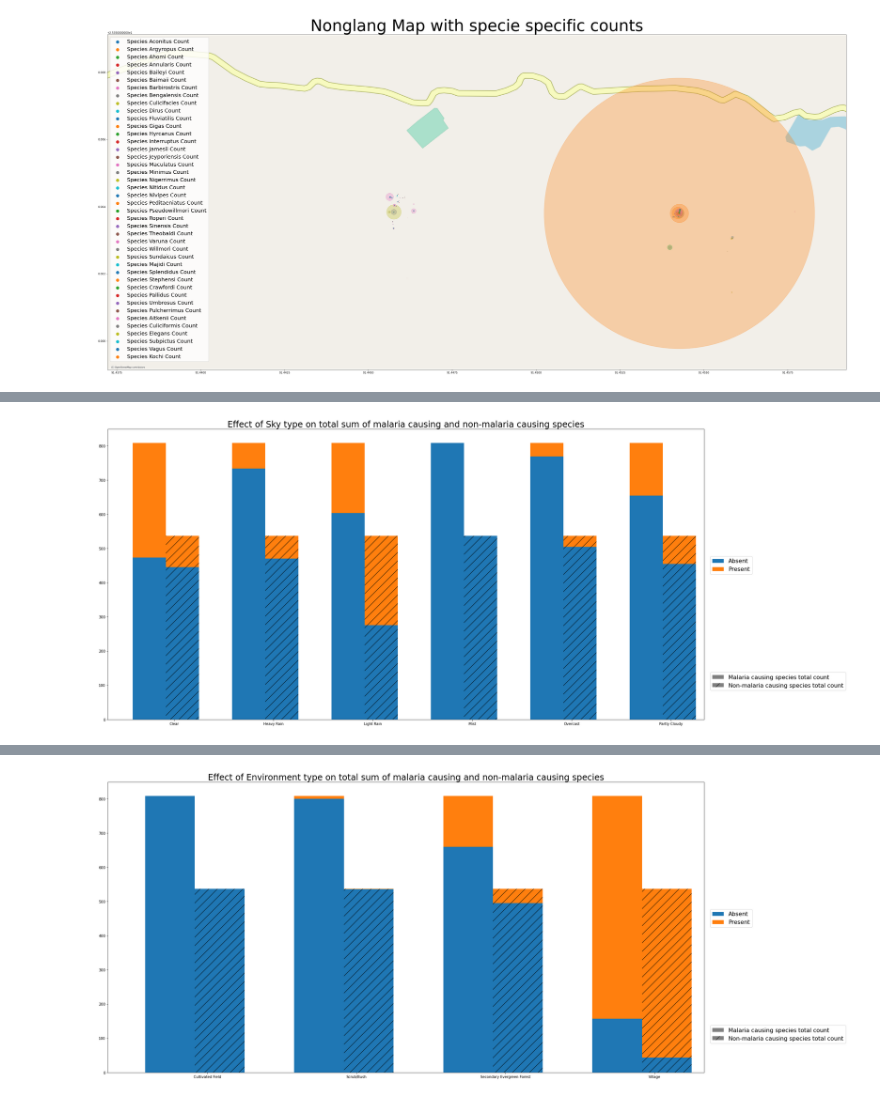
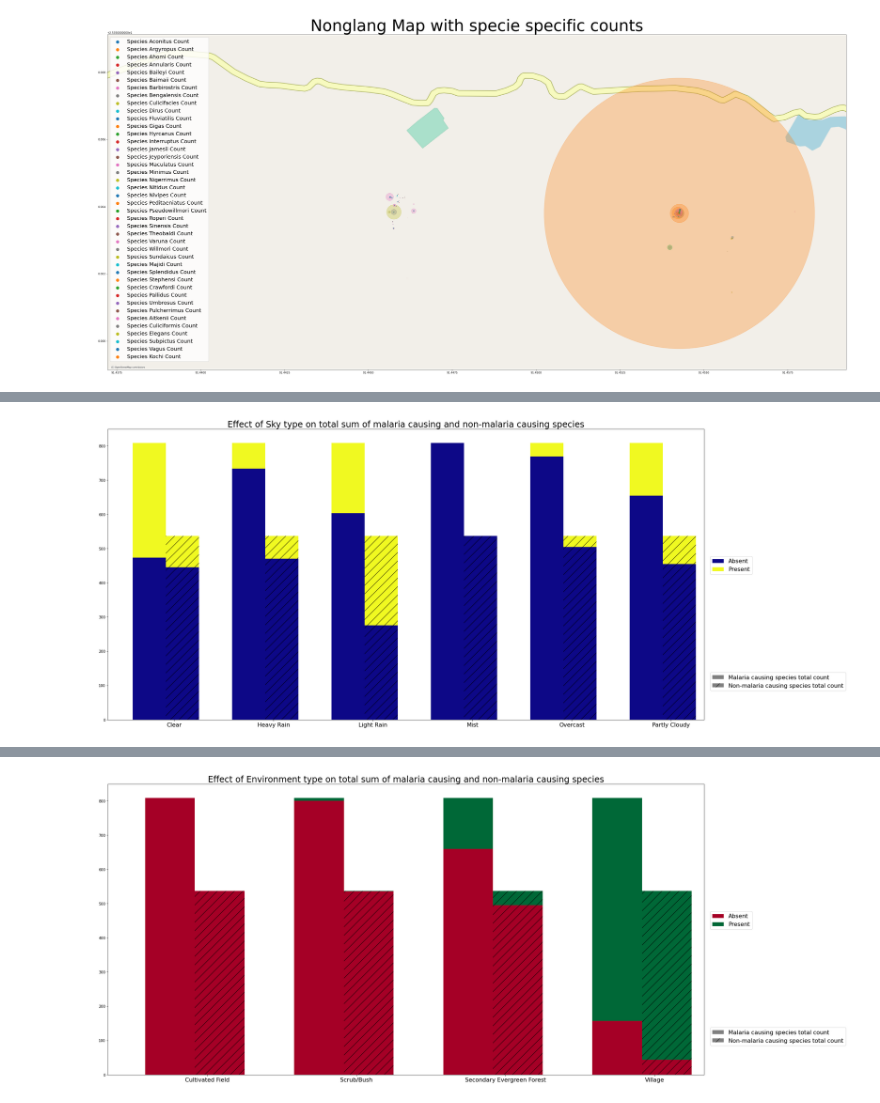
Before and after one commit to debstS/MalariaProject, a Jupyter notebook: Data Cleaning and Analysis - Nonglang.ipynb, the cells around one changed output, grey strips where cells are left out. Saved outputs shown, nothing was run; the diff lists cells and outputs as text; code cells hidden in the pictures.

```diff
--- a/Data Cleaning and Analysis - Nonglang.ipynb
+++ b/Data Cleaning and Analysis - Nonglang.ipynb
@@ -1372,10 +1372,10 @@ df_malaria = pd.DataFrame(data_malaria, index=index_vals, columns=col_vals)
 df_non_malaria = pd.DataFrame(data_non_malaria, index=index_vals, columns=col_vals)
 
 plt.figure(figsize=(30, 15))
-plot_clustered_stacked([df_malaria, df_non_malaria], ['Malaria causing species total count', 'Non-malaria causing species total count'], 'Effect of Sky type on total sum of malaria causing and non-malaria causing species')
+plot_clustered_stacked([df_malaria, df_non_malaria], ['Malaria causing species total count', 'Non-malaria causing species total count'], 'Effect of Sky type on total sum of malaria causing and non-malaria causing species', colormap='plasma')
 plt.show()
 # %% [output]
-[figure, old version]
+[figure, new version]
 # %%
 idx_bases = [s for s in df.columns if s.startswith('sky_')]
 index_vals = [' '.join(idx.split('_')[1:]).title() for idx in idx_bases]
@@ -1413,20 +1413,20 @@ plt.show()
 # %%
 idx_bases = [s for s in df.columns if s.startswith('environment_')]
 index_vals = [' '.join(idx.split('_')[1:]).title() for idx in idx_bases]
 col_vals = ['Absent', 'Present']
 data_malaria = []
 data_non_malaria = []
 for col in idx_bases:
     data_malaria.append([df[df[col] == 0]['species_causing_malaria'].sum(), df[df[col] == 1]['species_causing_malaria'].sum()])
     data_non_malaria.append([df[df[col] == 0]['species_not_causing_malaria'].sum(), df[df[col] == 1]['species_not_causing_malaria'].sum()])
 df_malaria = pd.DataFrame(data_malaria, index=index_vals, columns=col_vals)
 df_non_malaria = pd.DataFrame(data_non_malaria, index=index_vals, columns=col_vals)
 
 plt.figure(figsize=(30, 15))
-plot_clustered_stacked([df_malaria, df_non_malaria], ['Malaria causing species total count', 'Non-malaria causing species total count'], 'Effect of Environment type on total sum of malaria causing and non-malaria causing species')
+plot_clustered_stacked([df_malaria, df_non_malaria], ['Malaria causing species total count', 'Non-malaria causing species total count'], 'Effect of Environment type on total sum of malaria causing and non-malaria causing species', colormap='RdYlGn')
 plt.show()
 # %% [output]
-[figure, old version]
+[figure, new version]
 # %%
 idx_bases = [s for s in df.columns if s.startswith('environment_')]
 index_vals = [' '.join(idx.split('_')[1:]).title() for idx in idx_bases]
```
Also changed, not shown: parts of 6 cells of this notebook.
